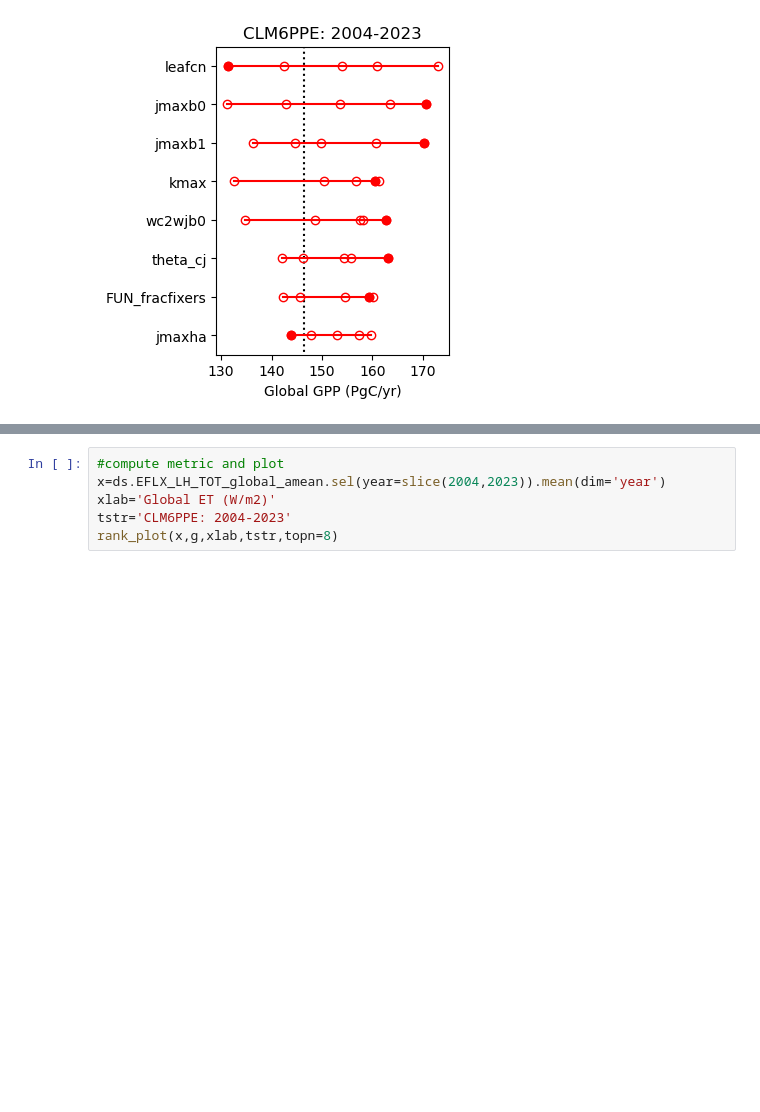
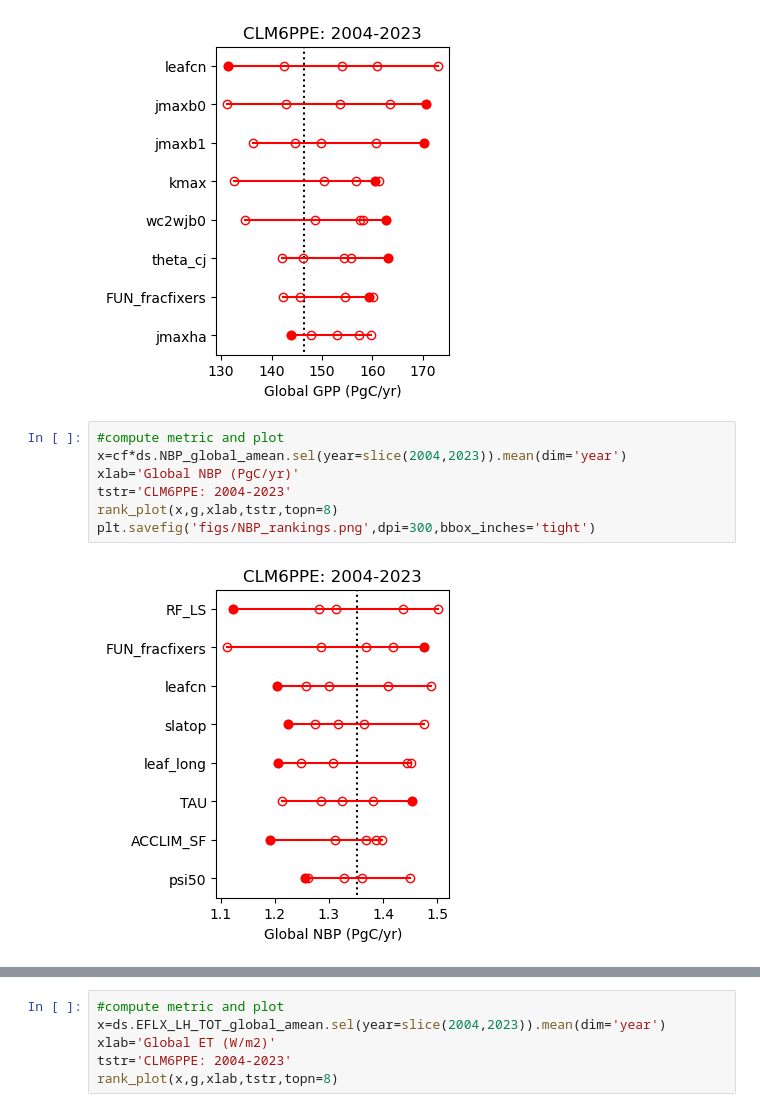
Before and after one commit to NCAR/ctsm6_ppe, a Jupyter notebook: diagnostics/diags.ipynb, the cells around one changed output, grey strips where cells are left out. Drawn from its saved outputs; the diff is of its cells as text; blank space fills up the shorter version.

```diff
--- a/diagnostics/diags.ipynb
+++ b/diagnostics/diags.ipynb
@@ -52,3 +52,12 @@ tstr='CLM6PPE: 2004-2023'
 rank_plot(x,g,xlab,tstr,topn=8)
 # %% [output]
 [figure]
+# %%
+#compute metric and plot
+x=cf*ds.NBP_global_amean.sel(year=slice(2004,2023)).mean(dim='year')
+xlab='Global NBP (PgC/yr)'
+tstr='CLM6PPE: 2004-2023'
+rank_plot(x,g,xlab,tstr,topn=8)
+plt.savefig('figs/NBP_rankings.png',dpi=300,bbox_inches='tight')
+# %% [output]
+[figure, added]
```
Also changed, not shown: parts of 11 cells of this notebook, 3 other files.
